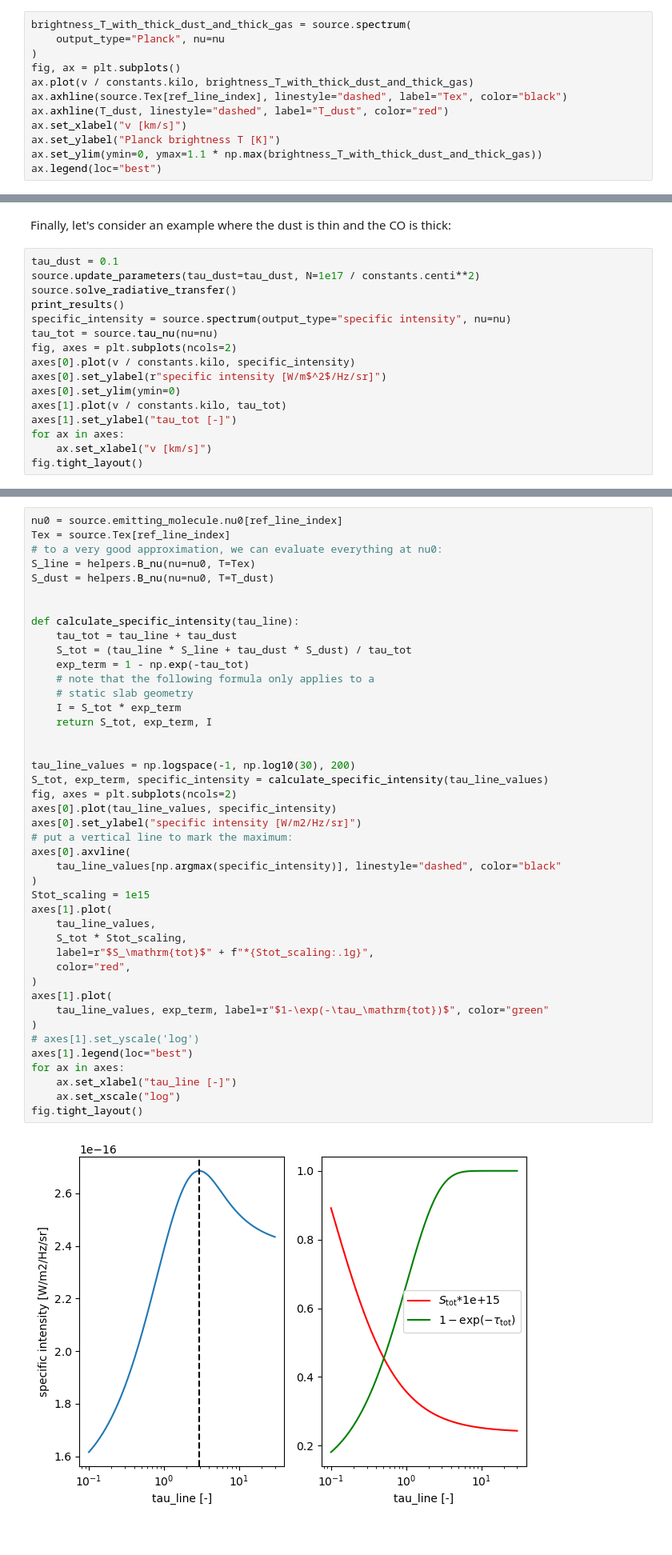
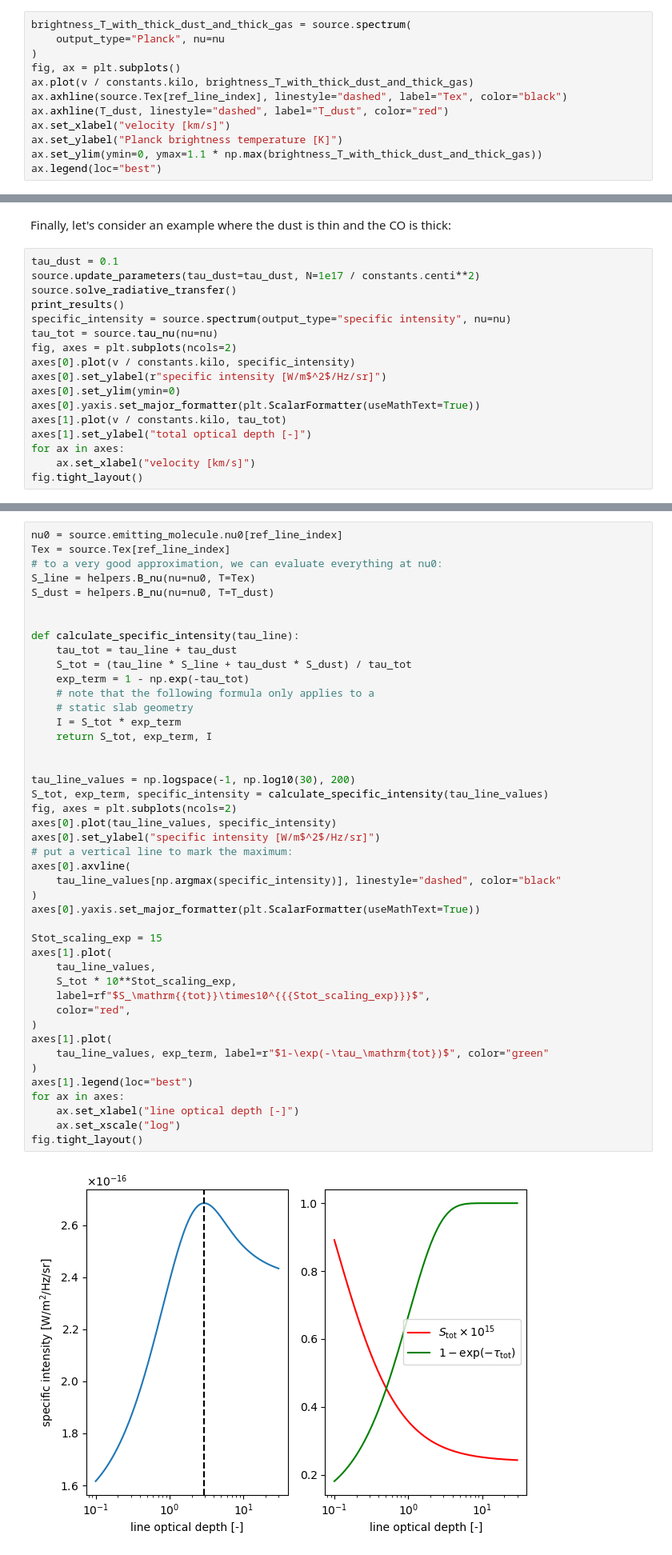
Before and after one commit to gica3618/pythonradex, a Jupyter notebook: docs/notebooks/continuum_effects.ipynb, the cells around one changed output, grey strips where cells are left out. Shown at 80% size. Saved outputs shown, nothing was run; the diff lists cells and outputs as text.

```diff
--- a/docs/notebooks/continuum_effects.ipynb
+++ b/docs/notebooks/continuum_effects.ipynb
@@ -152,8 +153,8 @@ fig, ax = plt.subplots()
 ax.plot(v / constants.kilo, brightness_T_with_thick_dust_and_thick_gas)
 ax.axhline(source.Tex[ref_line_index], linestyle="dashed", label="Tex", color="black")
 ax.axhline(T_dust, linestyle="dashed", label="T_dust", color="red")
-ax.set_xlabel("v [km/s]")
-ax.set_ylabel("Planck brightness T [K]")
+ax.set_xlabel("velocity [km/s]")
+ax.set_ylabel("Planck brightness temperature [K]")
 ax.set_ylim(ymin=0, ymax=1.1 * np.max(brightness_T_with_thick_dust_and_thick_gas))
 ax.legend(loc="best")
 # %% [output]
@@ -174,10 +175,11 @@ fig, axes = plt.subplots(ncols=2)
 axes[0].plot(v / constants.kilo, specific_intensity)
 axes[0].set_ylabel(r"specific intensity [W/m$^2$/Hz/sr]")
 axes[0].set_ylim(ymin=0)
+axes[0].yaxis.set_major_formatter(plt.ScalarFormatter(useMathText=True))
 axes[1].plot(v / constants.kilo, tau_tot)
-axes[1].set_ylabel("tau_tot [-]")
+axes[1].set_ylabel("total optical depth [-]")
 for ax in axes:
-    ax.set_xlabel("v [km/s]")
+    ax.set_xlabel("velocity [km/s]")
 fig.tight_layout()
 # %% [output]
 Tex = 19.7
@@ -196,40 +198,41 @@ S_dust = helpers.B_nu(nu=nu0, T=T_dust)
 def calculate_specific_intensity(tau_line):
     tau_tot = tau_line + tau_dust
     S_tot = (tau_line * S_line + tau_dust * S_dust) / tau_tot
     exp_term = 1 - np.exp(-tau_tot)
     # note that the following formula only applies to a
     # static slab geometry
     I = S_tot * exp_term
     return S_tot, exp_term, I
 
 
 tau_line_values = np.logspace(-1, np.log10(30), 200)
 S_tot, exp_term, specific_intensity = calculate_specific_intensity(tau_line_values)
 fig, axes = plt.subplots(ncols=2)
 axes[0].plot(tau_line_values, specific_intensity)
-axes[0].set_ylabel("specific intensity [W/m2/Hz/sr]")
+axes[0].set_ylabel("specific intensity [W/m$^2$/Hz/sr]")
 # put a vertical line to mark the maximum:
 axes[0].axvline(
     tau_line_values[np.argmax(specific_intensity)], linestyle="dashed", color="black"
 )
-Stot_scaling = 1e15
+axes[0].yaxis.set_major_formatter(plt.ScalarFormatter(useMathText=True))
+
+Stot_scaling_exp = 15
 axes[1].plot(
     tau_line_values,
-    S_tot * Stot_scaling,
-    label=r"$S_\mathrm{tot}$" + f"*{Stot_scaling:.1g}",
+    S_tot * 10**Stot_scaling_exp,
+    label=rf"$S_\mathrm{{tot}}\times10^{{{Stot_scaling_exp}}}$",
     color="red",
 )
 axes[1].plot(
     tau_line_values, exp_term, label=r"$1-\exp(-\tau_\mathrm{tot})$", color="green"
 )
-# axes[1].set_yscale('log')
 axes[1].legend(loc="best")
 for ax in axes:
-    ax.set_xlabel("tau_line [-]")
+    ax.set_xlabel("line optical depth [-]")
     ax.set_xscale("log")
 fig.tight_layout()
 # %% [output]
-[figure, old version]
+[figure, new version]
 # %% [markdown]
 The left panel shows that the maximum specific intensity is occuring when the CO line has an optical depth of ${\sim}3$. This is exactly what we see in the spectrum. The right panel shows why this occurs: as the CO optical depth increases, the term $1-\exp(-\tau_\mathrm{tot})$ increases, but the total source function $S_\mathrm{tot}$ decreases, meaning that the specific intensity $I=S_\mathrm{tot}(1-\exp(-\tau_\mathrm{tot}))$ has a maximum at $\tau_\mathrm{CO}\sim3$. In the line core, the CO optical depth is ${\sim}6$, so we essentially see a black body at the excitation temperature of CO 2-1, which provides a lower flux than the combination of line and continuum at $\tau_\mathrm{CO}\sim3$. Note that this is because $T_\mathrm{ex}\ll T_d$. Let's verify by increasing the excitation temperature of CO 2-1:
 # %%
```
Also changed, not shown: parts of 5 cells of this notebook, 8 other files.
